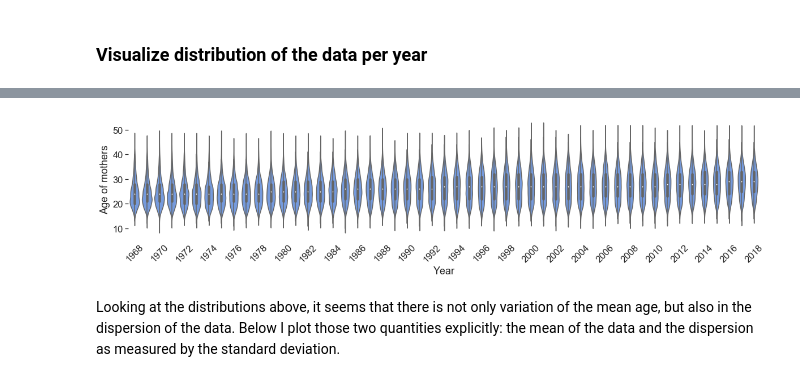
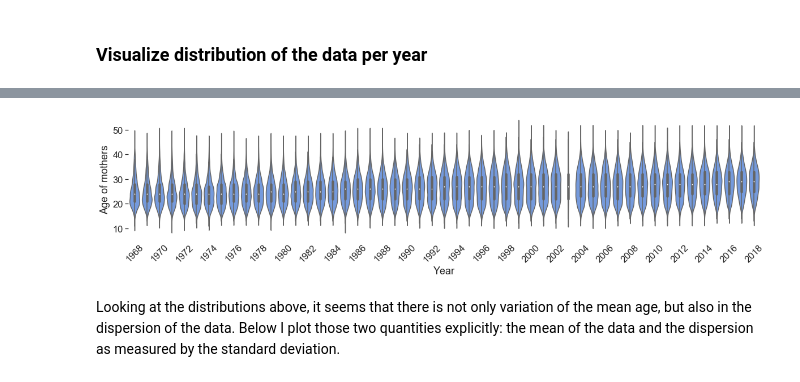
Before and after one commit to agrochao/natality_US, a Jupyter notebook: natality_US.ipynb, the cells around one changed output, grey strips where cells are left out. Drawn from its saved outputs; the diff is of its cells as text; code cells hidden in the pictures.

Commit message:
Some changes in plots

```diff
--- a/natality_US.ipynb
+++ b/natality_US.ipynb
@@ -210,23 +210,23 @@ Let's look at the distribution of ages for each year. Violin plots provide a com
 # %%
 sns.set(font_scale=1.5)
 sns.set_style("ticks")
 
 fig, ax = plt.subplots(1, 1, figsize=[20, 4])
-sns.violinplot(data=mother_age_df, color='cornflowerblue', linewidth=1.5)
+sns.violinplot(data=mother_age_df, color='cornflowerblue', linewidth=1.5,scale='count')
 sns.despine(bottom=True, left=True)
 plt.ylim(5, 55)
 plt.xticks(rotation=45)
 ax.xaxis.set_tick_params(length=0)
 plt.xlabel('Year')
 plt.ylabel('Age of mothers')
 
 # Make x-axis less crowded
 
 for index, label in enumerate(ax.xaxis.get_ticklabels()):
     if index % 2 != 0:
         label.set_visible(False)
 # %% [output]
-[figure, old version]
+[figure, new version]
 # %% [markdown]
 Looking at the distributions above, it seems that there is not only variation of the mean age, but also in the dispersion of the data. Below I plot those two quantities explicitly: the mean of the data and the dispersion as measured by the standard deviation.
 # %% [markdown]
```
Also changed, not shown: parts of 4 cells of this notebook.
